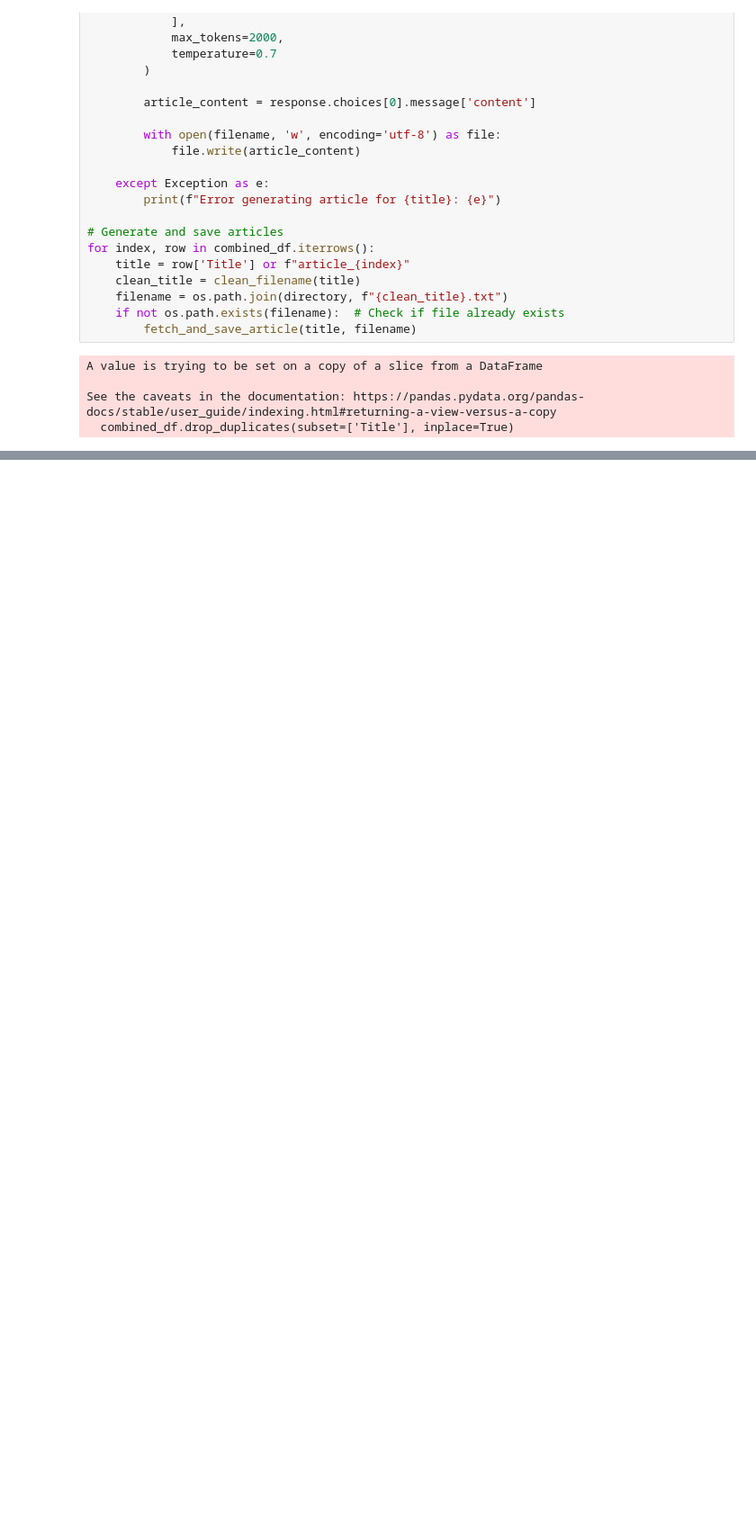
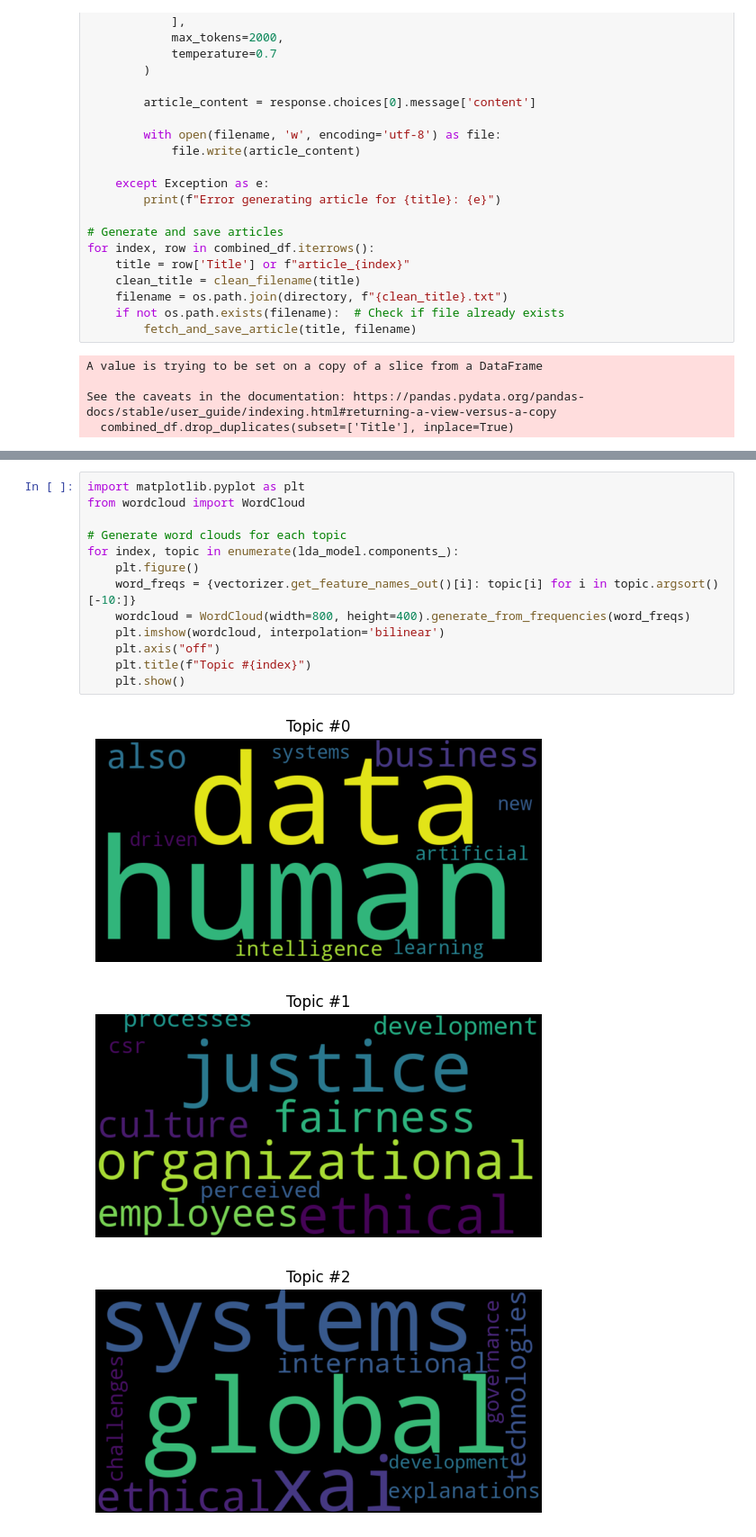
Before and after one commit to jkranyak/AI-Meta-Analysis-on-Org-policy, a Jupyter notebook: 705_MBA_FinalPaper.ipynb, the cells around one changed output, grey strips where cells are left out. Shown at 90% size. Cells and saved outputs as stored; diff of their text form; blank space fills up the shorter version.

Commit message:
LDA modeling completed

```diff
--- a/705_MBA_FinalPaper.ipynb
+++ b/705_MBA_FinalPaper.ipynb
@@ -366,0 +503,17 @@ files.download(f"{directory}.zip")
+# %%
+import matplotlib.pyplot as plt
+from wordcloud import WordCloud
+
+# Generate word clouds for each topic
+for index, topic in enumerate(lda_model.components_):
+    plt.figure()
+    word_freqs = {vectorizer.get_feature_names_out()[i]: topic[i] for i in topic.argsort()[-10:]}
+    wordcloud = WordCloud(width=800, height=400).generate_from_frequencies(word_freqs)
+    plt.imshow(wordcloud, interpolation='bilinear')
+    plt.axis("off")
+    plt.title(f"Topic #{index}")
+    plt.show()
+# %% [output]
+[figure, added]
+[figure, added]
+[figure, added]
```
Also changed, not shown: parts of 8 cells of this notebook.
